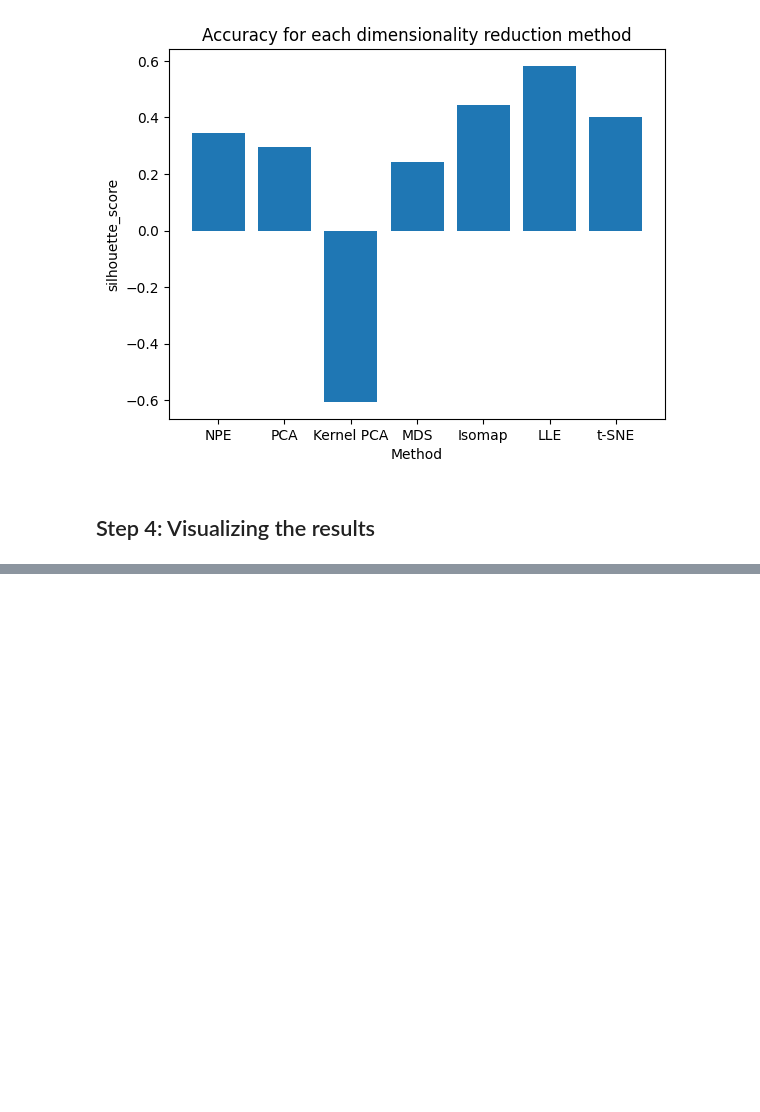
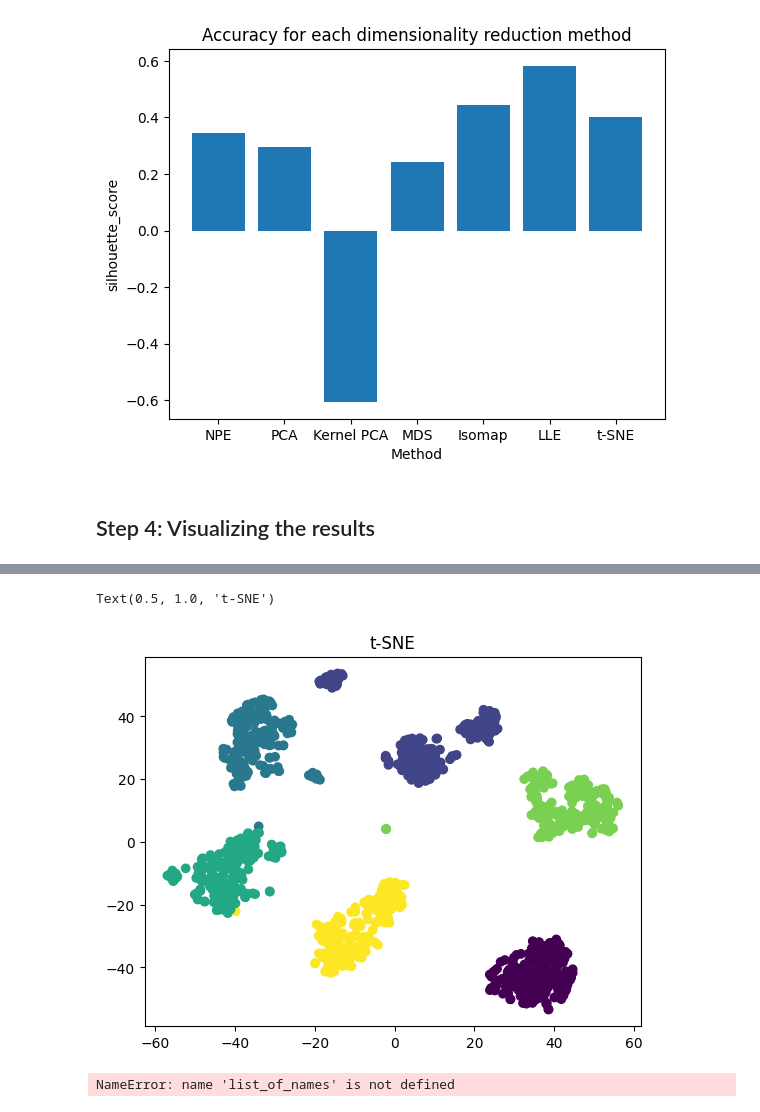
Before and after one commit to thomasverardo/NPE, a Jupyter notebook: NPE_implementation.ipynb, the cells around one changed output, grey strips where cells are left out. Saved outputs shown, nothing was run; the diff lists cells and outputs as text; code cells hidden in the pictures; blank space fills up the shorter version.

```diff
--- a/NPE_implementation.ipynb
+++ b/NPE_implementation.ipynb
@@ -354,0 +377,10 @@ plt.show()
+# %%
+
+
+tsne = TSNE(n_components=dim, method='exact', n_jobs=-1)
+x_tsne = tsne.fit_transform(X)
+plt.scatter(x_tsne[:, 0], x_tsne[:, 1], c=y)
+plt.title("t-SNE")
+# %% [output]
+Text(0.5, 1.0, 't-SNE')
+[figure, added]
@@ -354,0 +390,4 @@ plt.show()
+# %%
+list_of_names
+# %% [output]
+NameError: name 'list_of_names' is not defined
```
Also changed, not shown: parts of 12 cells of this notebook.
